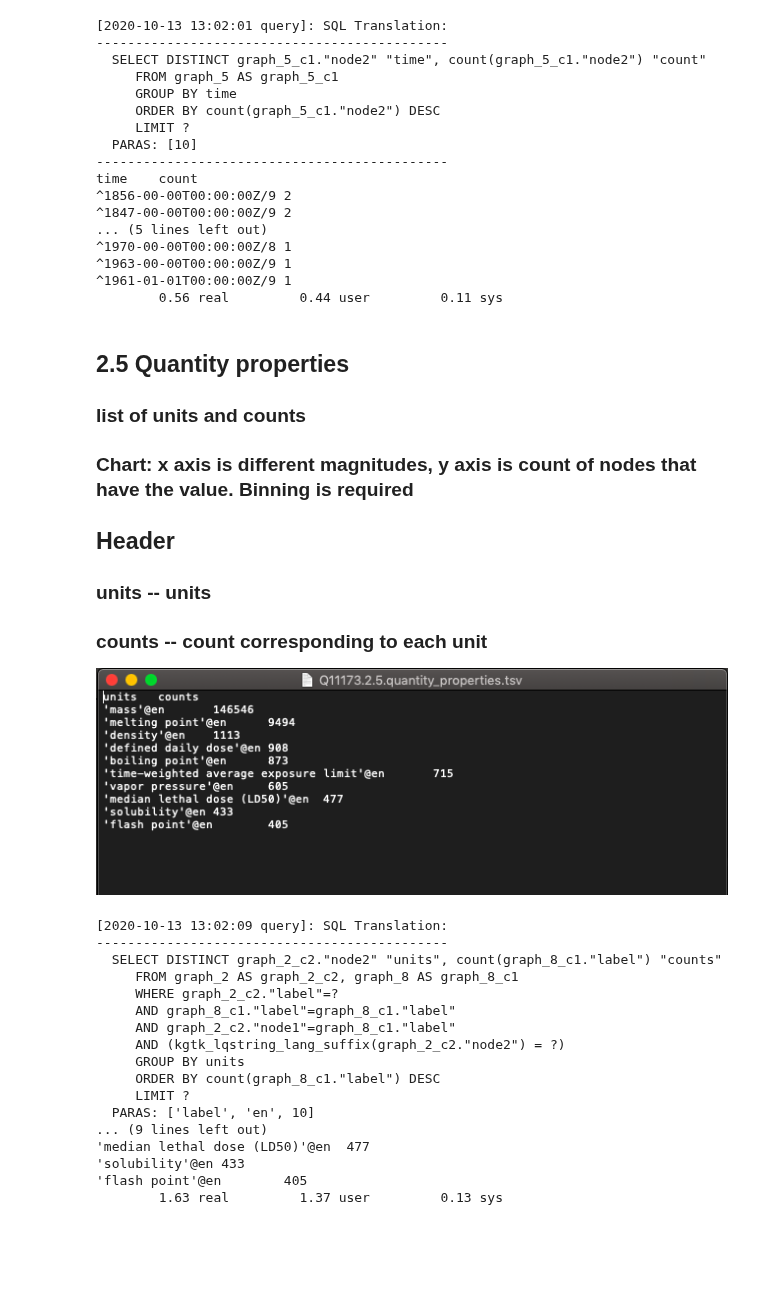
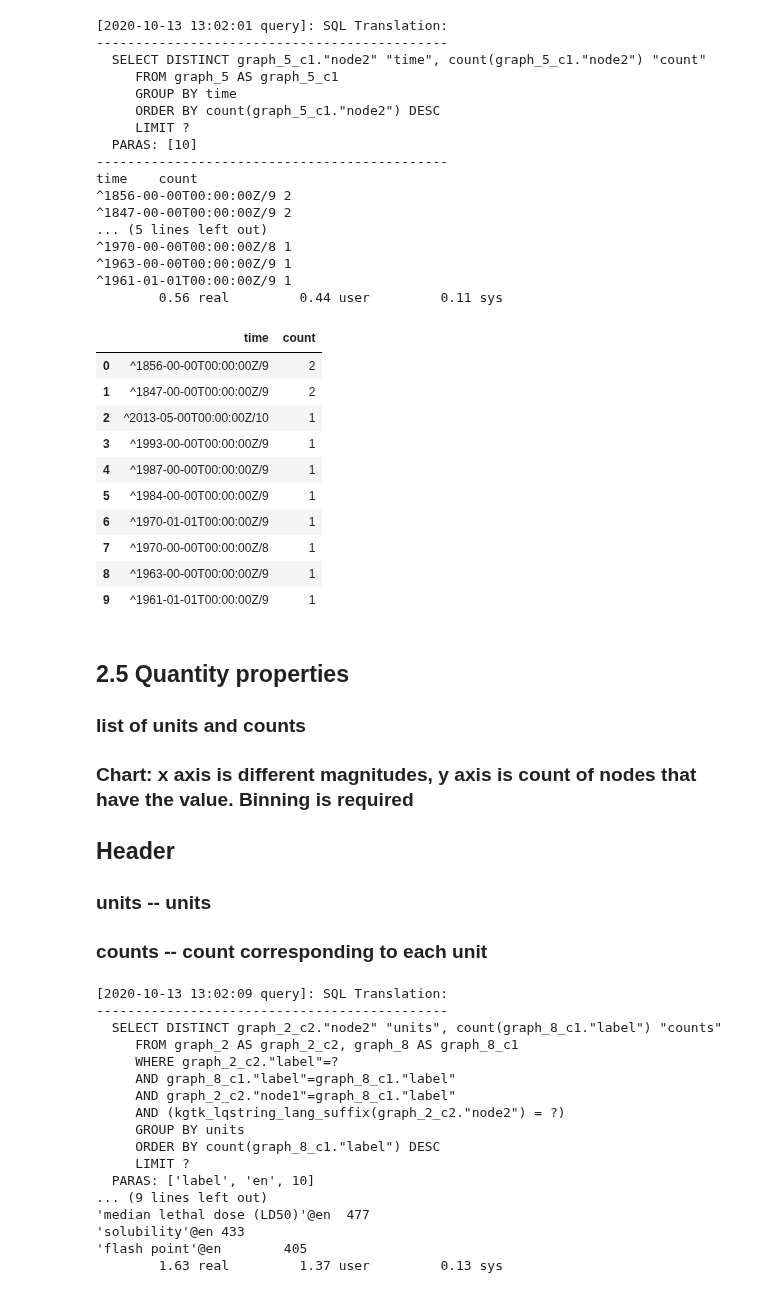
Before and after one commit to usc-isi-i2/kgtk, a Jupyter notebook: examples/Example_9-Wikidata_Subset_Statistics_.ipynb, the cells around one changed output. Cells and saved outputs as stored; diff of their text form; code cells hidden in the pictures; blank space fills up the shorter version.

```diff
--- a/examples/Example_9-Wikidata_Subset_Statistics_.ipynb
+++ b/examples/Example_9-Wikidata_Subset_Statistics_.ipynb
@@ -386,6 +551,21 @@ time    count
 ^1963-00-00T00:00:00Z/9 1
 ^1961-01-01T00:00:00Z/9 1
         0.56 real         0.44 user         0.11 sys
+# %%
+df_time = pd.read_csv(os.path.join(os.getenv('OUTPUT_FOLDER'),os.getenv('time_properties_count')),delimiter='\t')
+display(df_time)
+# %% [output]
+|  | time | count |
+| 0 | ^1856-00-00T00:00:00Z/9 | 2 |
+| 1 | ^1847-00-00T00:00:00Z/9 | 2 |
+| 2 | ^2013-05-00T00:00:00Z/10 | 1 |
+| 3 | ^1993-00-00T00:00:00Z/9 | 1 |
+| 4 | ^1987-00-00T00:00:00Z/9 | 1 |
+| 5 | ^1984-00-00T00:00:00Z/9 | 1 |
+| 6 | ^1970-01-01T00:00:00Z/9 | 1 |
+| 7 | ^1970-00-00T00:00:00Z/8 | 1 |
+| 8 | ^1963-00-00T00:00:00Z/9 | 1 |
+| 9 | ^1961-01-01T00:00:00Z/9 | 1 |
 # %% [markdown]
 ## 2.5 Quantity properties
 ### list of units and counts
@@ -394,7 +574,6 @@ time    count
 ## Header
 ### units -- units
 ### counts -- count corresponding to each unit
-![Screen%20Shot%202020-10-13%20at%2012.54.47%20PM.png](attachment:Screen%20Shot%202020-10-13%20at%2012.54.47%20PM.png)
 # %%
 !$kgtk query  -i $WIKIDATA_PARTS/$quantity -i $WIKIDATA_PARTS/$label --graph-cache $STORE \
 -o $OUTPUT_FOLDER/$quantity_properties \
```
Also changed, not shown: parts of 17 cells of this notebook.
